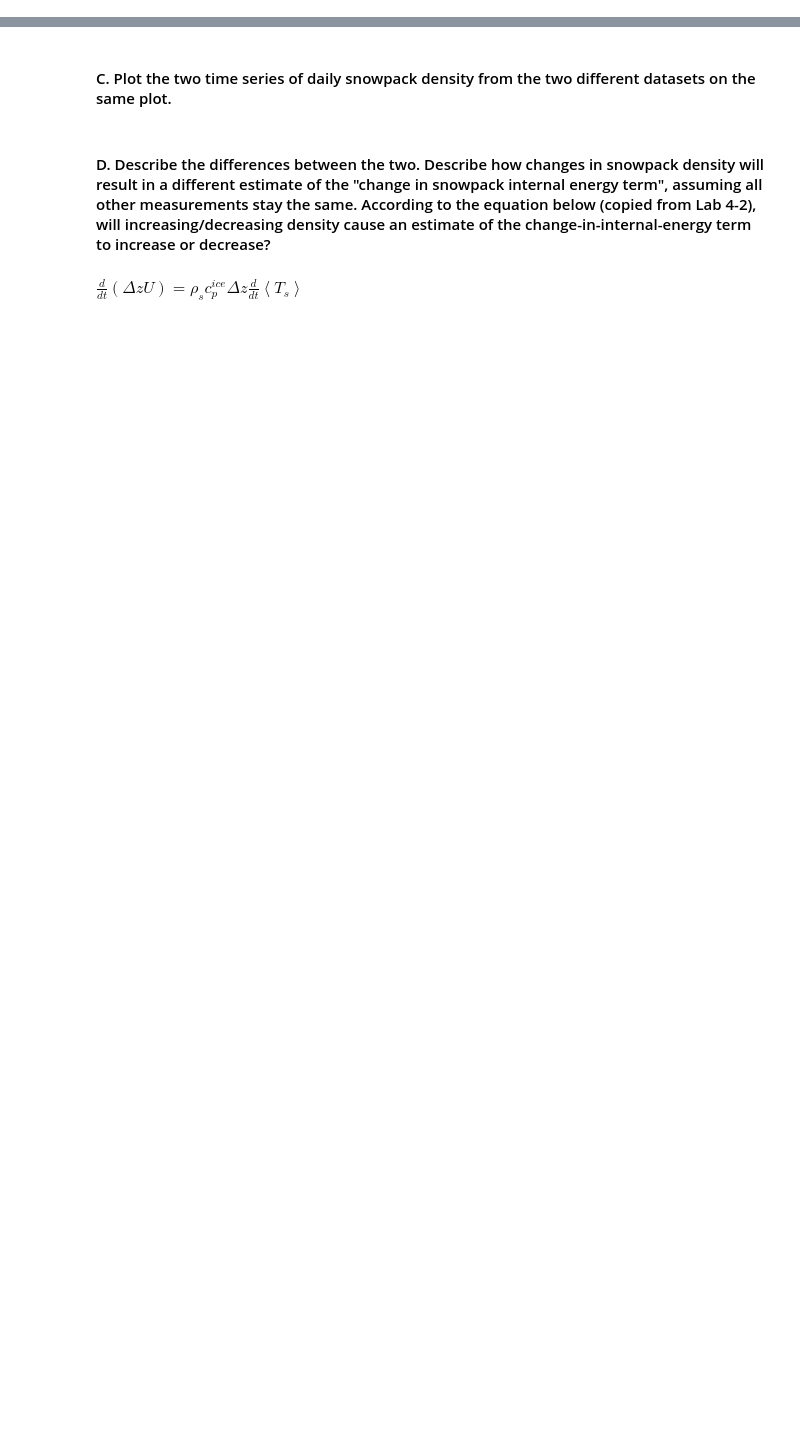
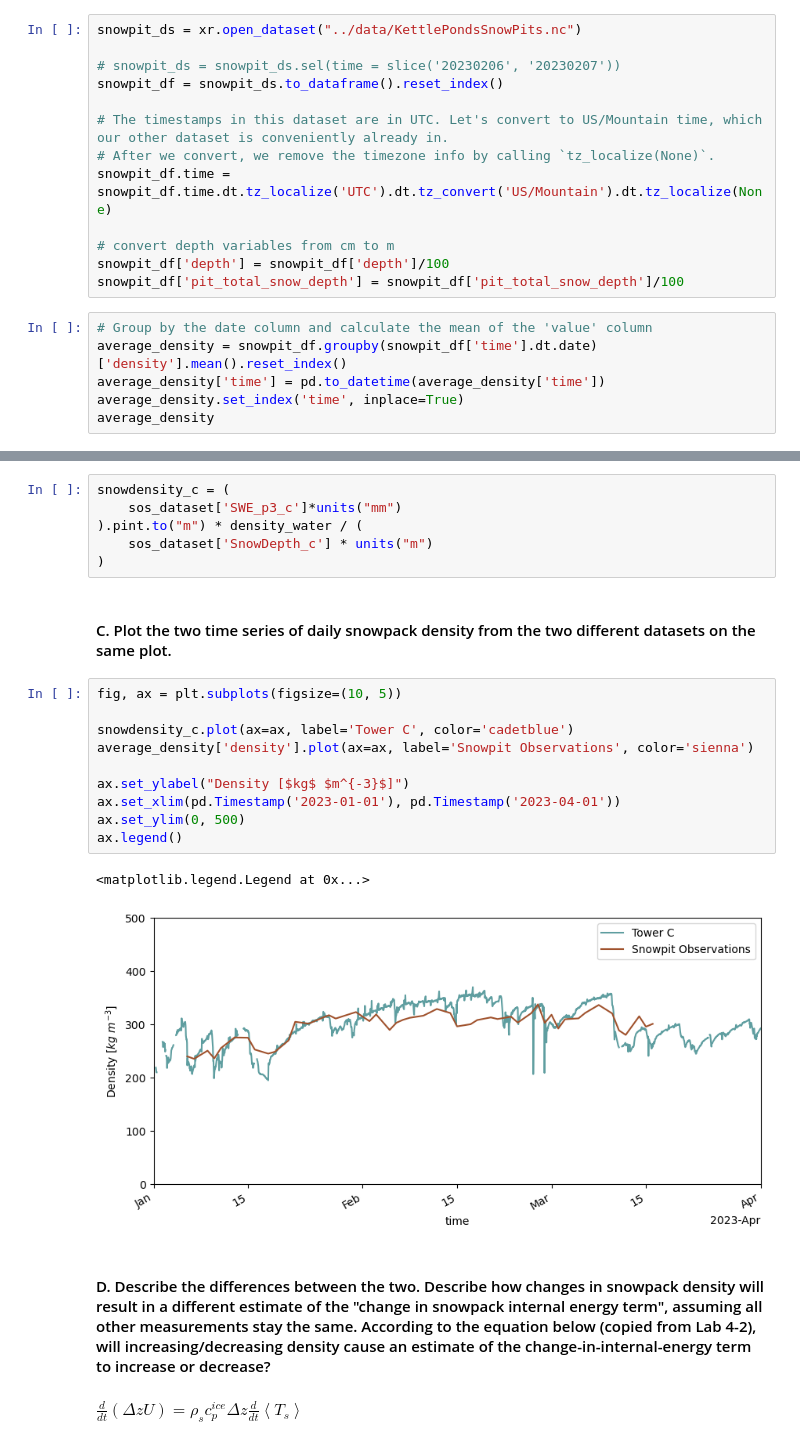
Before and after one commit to clinton-alden/snow_hydrology_WI25, a Jupyter notebook: module4/homework4.ipynb, the cells around one changed output, grey strips where cells are left out. Cells and saved outputs as stored; diff of their text form; blank space fills up the shorter version.

```diff
--- a/module4/homework4.ipynb
+++ b/module4/homework4.ipynb
@@ -53,3 +57,22 @@ I highlighted above the period from 11 April to 15 April above. What we are seei
 In Lab 4-2, we estimated the "change in snowpack internal energy" term by using an estimate of constant snowpack density. In Lab 4-3, we examined actual measurements of snow density from snowpits. In Lab 2-3, we examined estimates of snow density from snow-pillow SWE and snow depth measurements. Combining your knowledge from these labs, complete the following steps:
 
 #### A. Using the snowpit dataset, calculate the depth-averaged snowpack density for each snowpit-day (i.e. you should have one density value for day in the snowpit dataset).
+# %%
+snowpit_ds = xr.open_dataset("../data/KettlePondsSnowPits.nc")
+
+# snowpit_ds = snowpit_ds.sel(time = slice('20230206', '20230207'))
+snowpit_df = snowpit_ds.to_dataframe().reset_index()
+
+# The timestamps in this dataset are in UTC. Let's convert to US/Mountain time, which our other dataset is conveniently already in.
+# After we convert, we remove the timezone info by calling `tz_localize(None)`.
+snowpit_df.time = snowpit_df.time.dt.tz_localize('UTC').dt.tz_convert('US/Mountain').dt.tz_localize(None)
+
+# convert depth variables from cm to m
+snowpit_df['depth'] = snowpit_df['depth']/100
+snowpit_df['pit_total_snow_depth'] = snowpit_df['pit_total_snow_depth']/100
+# %%
+# Group by the date column and calculate the mean of the 'value' column
+average_density = snowpit_df.groupby(snowpit_df['time'].dt.date)['density'].mean().reset_index()
+average_density['time'] = pd.to_datetime(average_density['time'])
+average_density.set_index('time', inplace=True)
+average_density
@@ -56,7 +98,26 @@ In Lab 4-2, we estimated the "change in snowpack internal energy" term by using
 # %% [markdown]
 #### B. Using the main sos dataset, calculate the daily-averaged, depth-averaged snowpack density (we did this in Lab 2-3).
+# %%
+snowdensity_c = (
+    sos_dataset['SWE_p3_c']*units("mm")
+).pint.to("m") * density_water / (
+    sos_dataset['SnowDepth_c'] * units("m")
+)
 # %% [markdown]
 #### C. Plot the two time series of daily snowpack density from the two different datasets on the same plot.
+# %%
+fig, ax = plt.subplots(figsize=(10, 5))
+
+snowdensity_c.plot(ax=ax, label='Tower C', color='cadetblue')
+average_density['density'].plot(ax=ax, label='Snowpit Observations', color='sienna')
+
+ax.set_ylabel("Density [$kg$ $m^{-3}$]")
+ax.set_xlim(pd.Timestamp('2023-01-01'), pd.Timestamp('2023-04-01'))
+ax.set_ylim(0, 500)
+ax.legend()
+# %% [output]
+<matplotlib.legend.Legend at 0x...>
+[figure, added]
 # %% [markdown]
 #### D. Describe the differences between the two. Describe how changes in snowpack density will result in a different estimate of the "change in snowpack internal energy term", assuming all other measurements stay the same. According to the equation below (copied from Lab 4-2), will increasing/decreasing density cause an estimate of the change-in-internal-energy term to increase or decrease?
 # %% [markdown]
```
Also changed, not shown: parts of 7 cells of this notebook.
